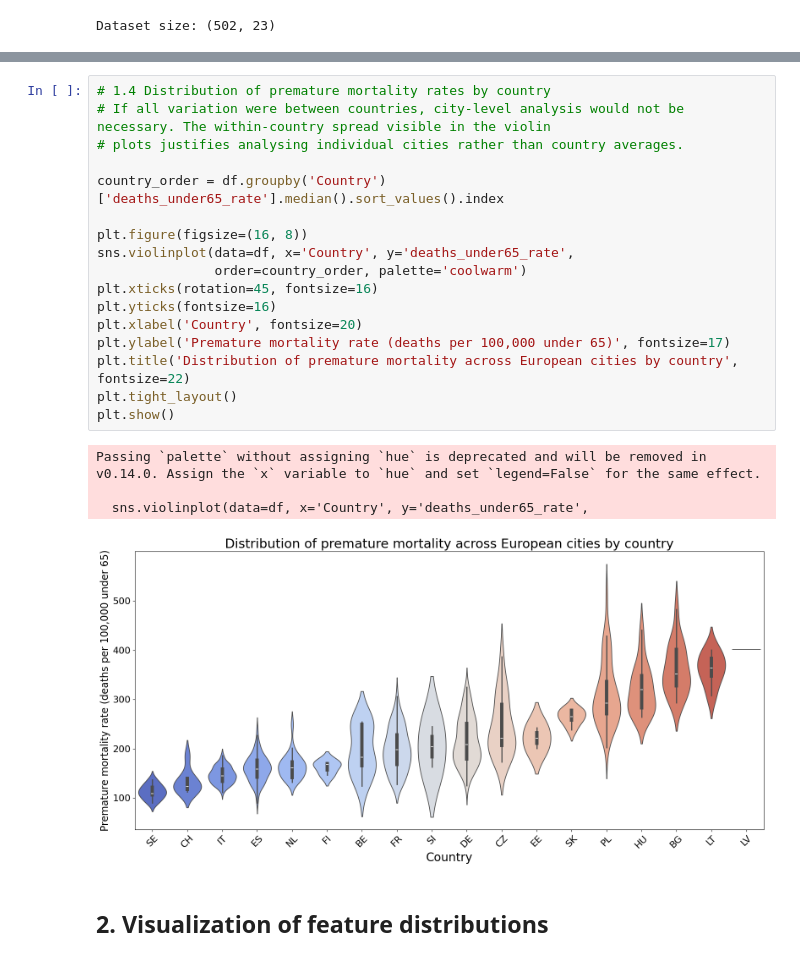
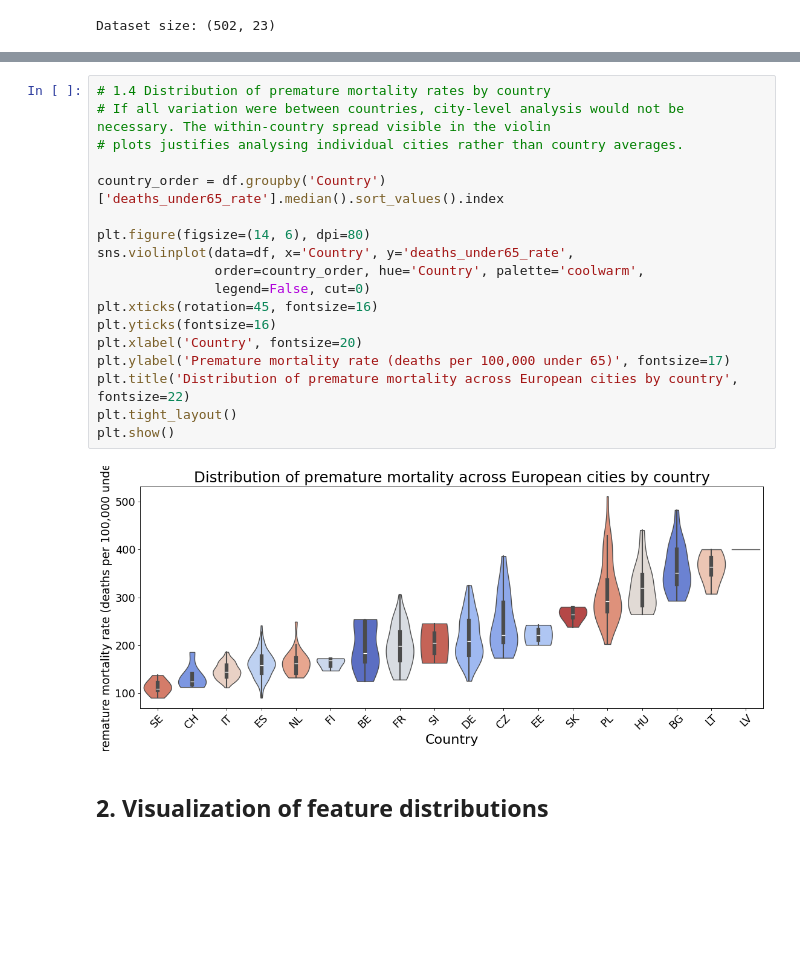
Before and after one commit to rahel31/urban-mortality-europe, a Jupyter notebook: main.ipynb, the cells around one changed output, grey strips where cells are left out. Cells and saved outputs as stored; diff of their text form; blank space fills up the shorter version.

```diff
--- a/main.ipynb
+++ b/main.ipynb
@@ -98,25 +98,23 @@ df.describe().round(1)
 # %%
 # 1.4 Distribution of premature mortality rates by country
 # If all variation were between countries, city-level analysis would not be necessary. The within-country spread visible in the violin
 # plots justifies analysing individual cities rather than country averages.
 
 country_order = df.groupby('Country')['deaths_under65_rate'].median().sort_values().index
 
-plt.figure(figsize=(16, 8))
+plt.figure(figsize=(14, 6), dpi=80)
 sns.violinplot(data=df, x='Country', y='deaths_under65_rate',
-               order=country_order, palette='coolwarm')
+               order=country_order, hue='Country', palette='coolwarm',
+               legend=False, cut=0)
 plt.xticks(rotation=45, fontsize=16)
 plt.yticks(fontsize=16)
 plt.xlabel('Country', fontsize=20)
 plt.ylabel('Premature mortality rate (deaths per 100,000 under 65)', fontsize=17)
 plt.title('Distribution of premature mortality across European cities by country', fontsize=22)
 plt.tight_layout()
 plt.show()
 # %% [output]
-Passing `palette` without assigning `hue` is deprecated and will be removed in v0.14.0. Assign the `x` variable to `hue` and set `legend=False` for the same effect.
-
-  sns.violinplot(data=df, x='Country', y='deaths_under65_rate',
-[figure, old version]
+[figure, new version]
 # %% [markdown]
 ## 2. Visualization of feature distributions
 # %%
```
Also changed, not shown: parts of 4 cells of this notebook.
